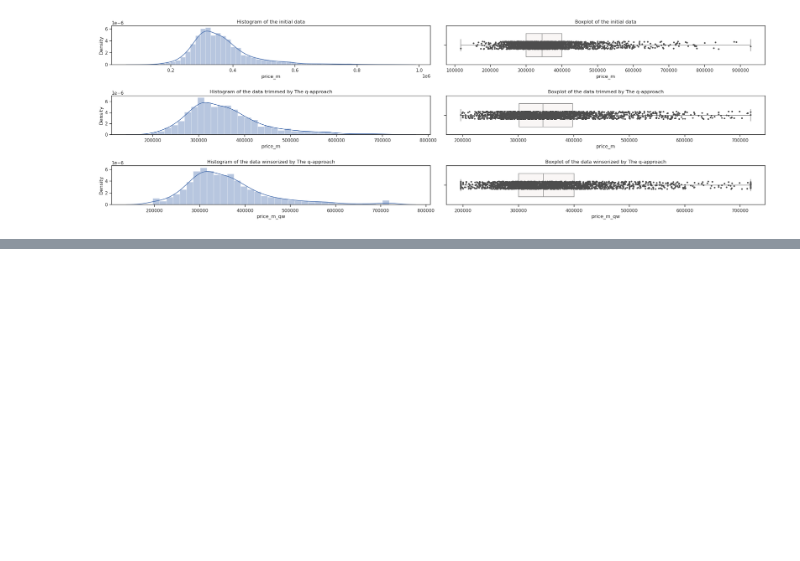
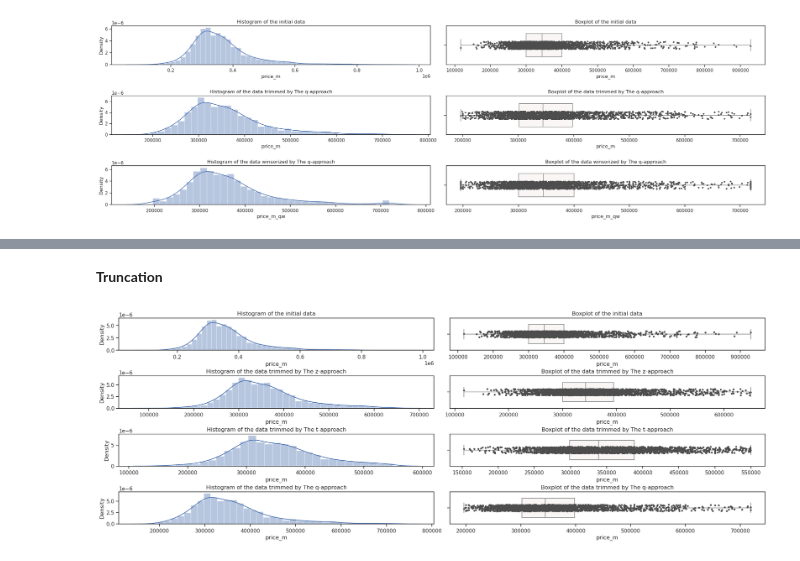
Before and after one commit to Kirill-Murashev/AI_for_valuers_book, a Jupyter notebook: Parts-Chapters/Outliers-handling/Outliers.ipynb, the cells around one changed output, grey strips where cells are left out. Drawn from its saved outputs; the diff is of its cells as text; code cells hidden in the pictures; blank space fills up the shorter version.

Commit message:
Handling of outliers when working with open market data: Part I. First release

```diff
--- a/Parts-Chapters/Outliers-handling/Outliers.ipynb
+++ b/Parts-Chapters/Outliers-handling/Outliers.ipynb
@@ -564,0 +577,46 @@ plt.show()
+# %% [markdown]
+**Truncation**
+# %%
+warnings.filterwarnings('ignore')
+plt.figure(figsize=(25,8))
+plt.subplots_adjust(wspace=0.05,
+                    hspace=0.8)
+ax1 = plt.subplot(4,2,1)
+sns.distplot(almatyApts['price_m'])
+ax2 = plt.subplot(4,2,2)
+sns.boxplot(data=almatyApts, x = 'price_m', whis=[0, 100],
+            width=.6, palette="vlag", orient='h')
+sns.stripplot(data=almatyApts, x = 'price_m',
+              size=4, color=".3", linewidth=0)
+ax3 = plt.subplot(4,2,3)
+sns.distplot(almatyAptsZTrim['price_m'])
+ax4 = plt.subplot(4,2,4)
+sns.boxplot(data=almatyAptsZTrim, x = 'price_m', whis=[0, 100],
+            width=.6, palette="vlag", orient='h')
+sns.stripplot(data=almatyAptsZTrim, x = 'price_m',
+              size=4, color=".3", linewidth=0)
+ax5 = plt.subplot(4,2,5)
+sns.distplot(almatyAptsTTrim['price_m'])
+ax6 = plt.subplot(4,2,6)
+sns.boxplot(data=almatyAptsTTrim, x = 'price_m', whis=[0, 100],
+            width=.6, palette="vlag", orient='h')
+sns.stripplot(data=almatyAptsTTrim, x = 'price_m',
+              size=4, color=".3", linewidth=0)
+ax7 = plt.subplot(4,2,7)
+sns.distplot(almatyAptsQTrim['price_m'])
+ax8 = plt.subplot(4,2,8)
+sns.boxplot(data=almatyAptsQTrim, x = 'price_m', whis=[0, 100],
+            width=.6, palette="vlag", orient='h')
+sns.stripplot(data=almatyAptsQTrim, x = 'price_m',
+              size=4, color=".3", linewidth=0)
+ax1.title.set_text('Histogram of the initial data')
+ax2.title.set_text('Boxplot of the initial data')
+ax3.title.set_text('Histogram of the data trimmed by The z-approach')
+ax4.title.set_text('Boxplot of the data trimmed by The z-approach')
+ax5.title.set_text('Histogram of the data trimmed by The t-approach')
+ax6.title.set_text('Boxplot of the data trimmed by The t-approach')
+ax7.title.set_text('Histogram of the data trimmed by The q-approach')
+ax8.title.set_text('Boxplot of the data trimmed by The q-approach')
+plt.show()
+# %% [output]
+[figure, added]
```
Also changed, not shown: parts of 8 cells of this notebook.
